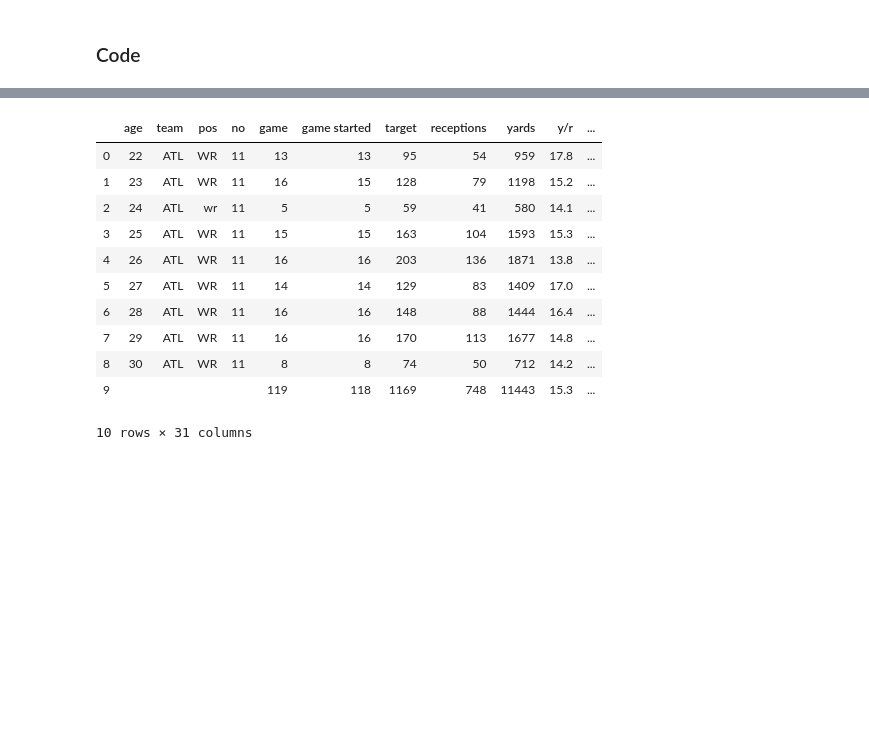
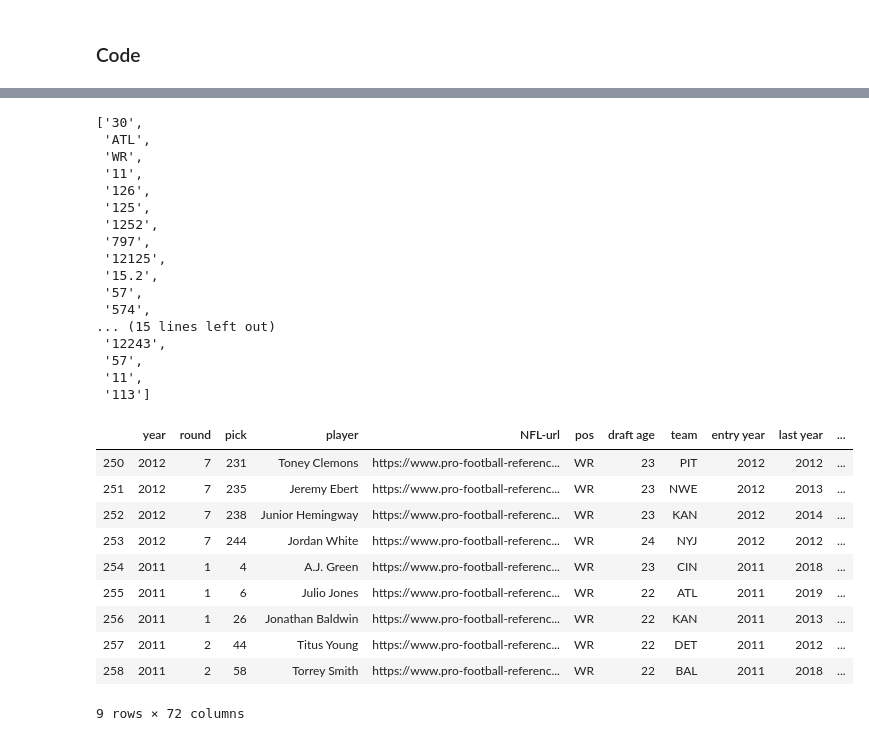
Before and after one commit to adriensaremi/Springboard, a Jupyter notebook: Capstone_1/Collecting_Data.ipynb, the cells around one changed output, grey strips where cells are left out. Saved outputs shown, nothing was run; the diff lists cells and outputs as text; code cells hidden in the pictures; blank space fills up the shorter version.

```diff
--- a/Capstone_1/Collecting_Data.ipynb
+++ b/Capstone_1/Collecting_Data.ipynb
@@ -153,9 +233,9 @@ Name: link, dtype: object
 # %%
-url_julio_cfb = 'https://www.sports-reference.com/cfb/players/julio-jones-1.html'
-html =urlopen(url_julio_cfb)
+url_cfb_sample = julio_jones_college_url
+html =urlopen(url_cfb_sample)
 soup = BeautifulSoup(html,'html.parser')
 
 table2=collegestats(soup)
 
-table2
+row_cfb(table2)
 # %% [output]
@@ -167,21 +259,46 @@ table2
 # %%
-url_julio_nfl = 'https://www.pro-football-reference.com/players/J/JoneJu02.htm'
-html =urlopen(url_julio_nfl)
+url_nfl_sample = julio_jones_nfl_url
+html =urlopen(url_nfl_sample)
 soup = BeautifulSoup(html,'html.parser')
 
 table3=nflstats(soup)
 
-table3
+row_nfl(table3)
 # %% [output]
-|  | age | team | pos | no | game | game started | target | receptions | yards | y/r | ... |
-| 0 | 22 | ATL | WR | 11 | 13 | 13 | 95 | 54 | 959 | 17.8 | ... |
-| 1 | 23 | ATL | WR | 11 | 16 | 15 | 128 | 79 | 1198 | 15.2 | ... |
-| 2 | 24 | ATL | wr | 11 | 5 | 5 | 59 | 41 | 580 | 14.1 | ... |
-| 3 | 25 | ATL | WR | 11 | 15 | 15 | 163 | 104 | 1593 | 15.3 | ... |
-| 4 | 26 | ATL | WR | 11 | 16 | 16 | 203 | 136 | 1871 | 13.8 | ... |
-| 5 | 27 | ATL | WR | 11 | 14 | 14 | 129 | 83 | 1409 | 17.0 | ... |
-| 6 | 28 | ATL | WR | 11 | 16 | 16 | 148 | 88 | 1444 | 16.4 | ... |
-| 7 | 29 | ATL | WR | 11 | 16 | 16 | 170 | 113 | 1677 | 14.8 | ... |
-| 8 | 30 | ATL | WR | 11 | 8 | 8 | 74 | 50 | 712 | 14.2 | ... |
-| 9 |  |  |  |  | 119 | 118 | 1169 | 748 | 11443 | 15.3 | ... |
-10 rows × 31 columns
+['30',
+ 'ATL',
+ 'WR',
+ '11',
+ '126',
+ '125',
+ '1252',
+ '797',
+ '12125',
+ '15.2',
+ '57',
+ '574',
+... (15 lines left out)
+ '12243',
+ '57',
+ '11',
+ '113']
+# %%
+#table2.iloc[-2][0:4].tolist()+ [str(table2['games'].apply(pd.to_numeric).iloc[:-1].sum())] + table2.iloc[-1][5:].tolist()
+#table3.iloc[-2][0:4].tolist()+ table3.iloc[-1][4:].tolist()
+
+
+table1.loc[255,24:72] = table2.iloc[-2][0:4].tolist()+ [str(table2['games'].apply(pd.to_numeric).iloc[:-1].sum())] + table2.iloc[-1][5:].tolist() + table3.iloc[-2][0:4].tolist()+ table3.iloc[-1][4:].tolist()
+
+table1.loc[250:258]
+# %% [output]
+|  | year | round | pick | player | NFL-url | pos | draft age | team | entry year | last year | ... |
+| 250 | 2012 | 7 | 231 | Toney Clemons | https://www.pro-football-referenc... | WR | 23 | PIT | 2012 | 2012 | ... |
+| 251 | 2012 | 7 | 235 | Jeremy Ebert | https://www.pro-football-referenc... | WR | 23 | NWE | 2012 | 2013 | ... |
+| 252 | 2012 | 7 | 238 | Junior Hemingway | https://www.pro-football-referenc... | WR | 23 | KAN | 2012 | 2014 | ... |
+| 253 | 2012 | 7 | 244 | Jordan White | https://www.pro-football-referenc... | WR | 24 | NYJ | 2012 | 2012 | ... |
+| 254 | 2011 | 1 | 4 | A.J. Green | https://www.pro-football-referenc... | WR | 23 | CIN | 2011 | 2018 | ... |
+| 255 | 2011 | 1 | 6 | Julio Jones | https://www.pro-football-referenc... | WR | 22 | ATL | 2011 | 2019 | ... |
+| 256 | 2011 | 1 | 26 | Jonathan Baldwin | https://www.pro-football-referenc... | WR | 22 | KAN | 2011 | 2013 | ... |
+| 257 | 2011 | 2 | 44 | Titus Young | https://www.pro-football-referenc... | WR | 22 | DET | 2011 | 2012 | ... |
+| 258 | 2011 | 2 | 58 | Torrey Smith | https://www.pro-football-referenc... | WR | 22 | BAL | 2011 | 2018 | ... |
+9 rows × 72 columns
```
Also changed, not shown: parts of 16 cells of this notebook.
